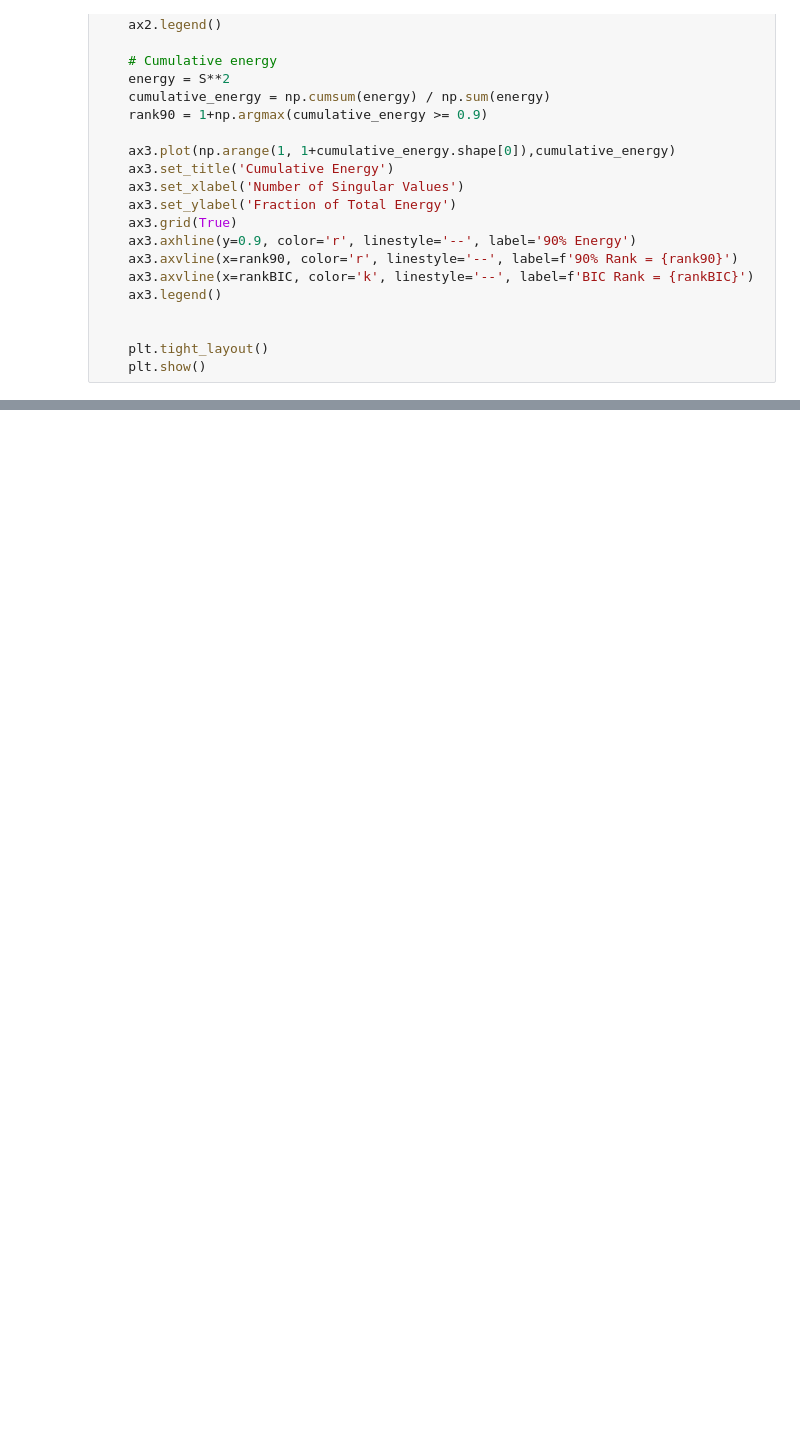
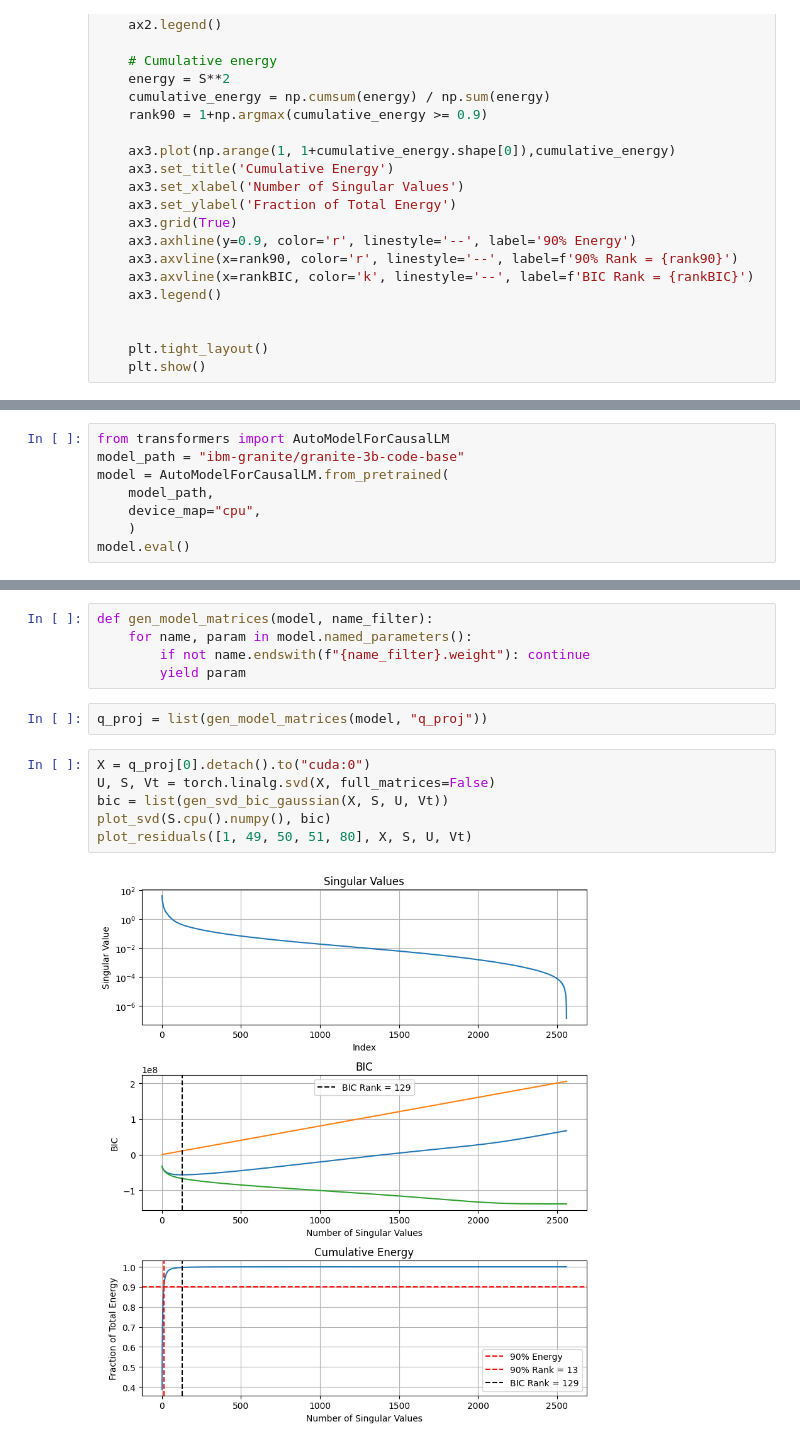
Before and after one commit to erikerlandson/mdl-matrix-rank, a Jupyter notebook: nb/svd-bic.ipynb, the cells around one changed output, grey strips where cells are left out. Saved outputs shown, nothing was run; the diff lists cells and outputs as text; blank space fills up the shorter version.

Commit message:
run on some real model weights

```diff
--- a/nb/svd-bic.ipynb
+++ b/nb/svd-bic.ipynb
@@ -157,0 +158,8 @@ plot_residuals([1, 49, 50, 51, 80], X, Sx, Ux, Vtx)
+# %%
+from transformers import AutoModelForCausalLM
+model_path = "ibm-granite/granite-3b-code-base"
+model = AutoModelForCausalLM.from_pretrained(
+    model_path,
+    device_map="cpu",
+    )
+model.eval()
@@ -157,0 +184,15 @@ plot_residuals([1, 49, 50, 51, 80], X, Sx, Ux, Vtx)
+# %%
+def gen_model_matrices(model, name_filter):
+    for name, param in model.named_parameters():
+        if not name.endswith(f"{name_filter}.weight"): continue
+        yield param
+# %%
+q_proj = list(gen_model_matrices(model, "q_proj"))
+# %%
+X = q_proj[0].detach().to("cuda:0")
+U, S, Vt = torch.linalg.svd(X, full_matrices=False)
+bic = list(gen_svd_bic_gaussian(X, S, U, Vt))
+plot_svd(S.cpu().numpy(), bic)
+plot_residuals([1, 49, 50, 51, 80], X, S, U, Vt)
+# %% [output]
+[figure, added]
```
Also changed, not shown: parts of 5 cells of this notebook.
